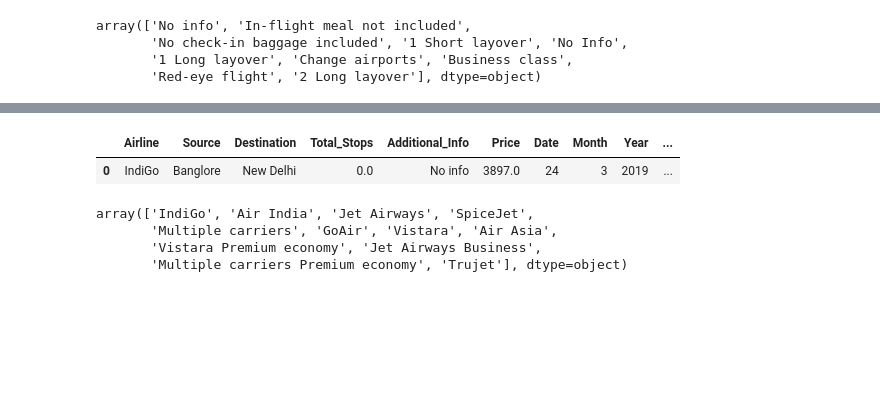
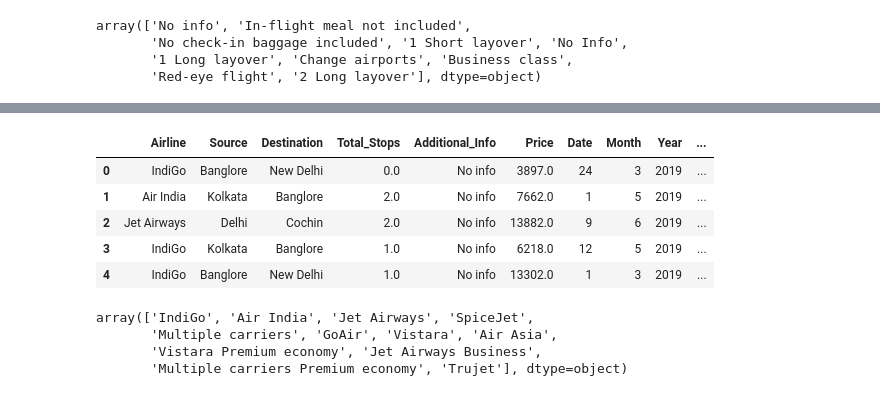
Before and after one commit to SuvanshD/Flight-Price-Prediction, a Jupyter notebook: FlightPrediction.ipynb, the cells around one changed output, grey strips where cells are left out. Saved outputs shown, nothing was run; the diff lists cells and outputs as text; code cells hidden in the pictures; blank space fills up the shorter version.

```diff
--- a/FlightPrediction.ipynb
+++ b/FlightPrediction.ipynb
@@ -267,0 +296,2 @@ final_df['duration_hour']=final_df['duration_hour'].astype('int')
+# %%
+final_df['Duration_min']=final_df['Duration'].str.split(' ').str[1].str.split('m').str[0]
@@ -267,0 +303,5 @@ final_df['duration_hour']=final_df['duration_hour'].astype('int')
+# %%
+final_df['Duration_min']=final_df['Duration_min'].apply(
+    lambda x: '0' if x== 'nan' or x is np.nan else x)
+# %%
+final_df['Duration_min'] = final_df['Duration_min'].astype(int)
@@ -267,0 +328,2 @@ final_df['duration_hour']=final_df['duration_hour'].astype('int')
+# %%
+final_df['Total_Duration_min'] = final_df['Duration_min'].astype(int) + final_df['Duration_hour'].astype(int) * 60
@@ -268,10 +339,14 @@ final_df['duration_hour']=final_df['duration_hour'].astype('int')
 # %%
 final_df.drop('Duration',axis=1,inplace=True)
 # %%
-final_df.head(1)
+final_df.head()
 # %% [output]
 |  | Airline | Source | Destination | Total_Stops | Additional_Info | Price | Date | Month | Year | ... |
 | 0 | IndiGo | Banglore | New Delhi | 0.0 | No info | 3897.0 | 24 | 3 | 2019 | ... |
+| 1 | Air India | Kolkata | Banglore | 2.0 | No info | 7662.0 | 1 | 5 | 2019 | ... |
+| 2 | Jet Airways | Delhi | Cochin | 2.0 | No info | 13882.0 | 9 | 6 | 2019 | ... |
+| 3 | IndiGo | Kolkata | Banglore | 1.0 | No info | 6218.0 | 12 | 5 | 2019 | ... |
+| 4 | IndiGo | Banglore | New Delhi | 1.0 | No info | 13302.0 | 1 | 3 | 2019 | ... |
 # %%
 final_df['Airline'].unique()
 # %% [output]
```
Also changed, not shown: parts of 49 cells of this notebook.
